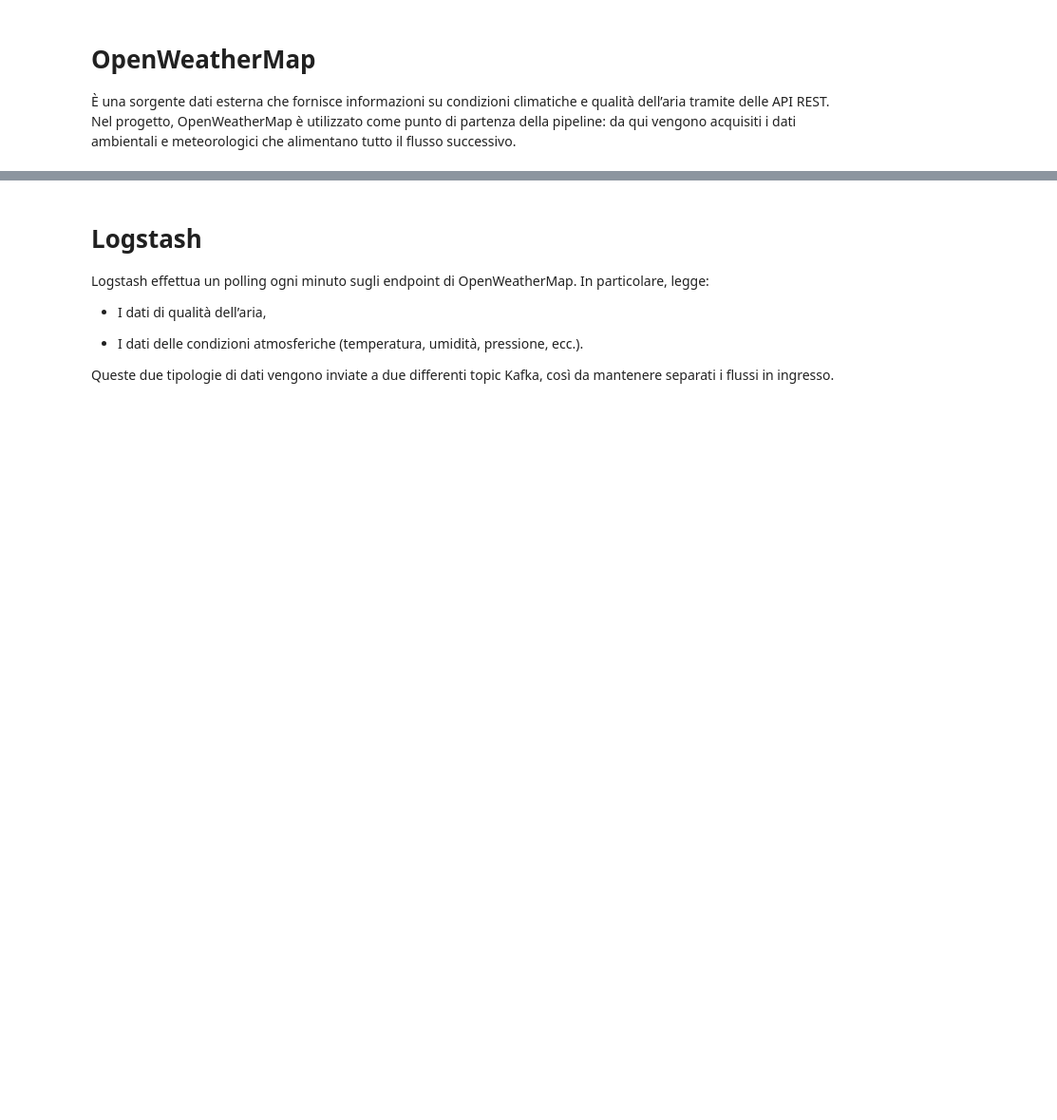
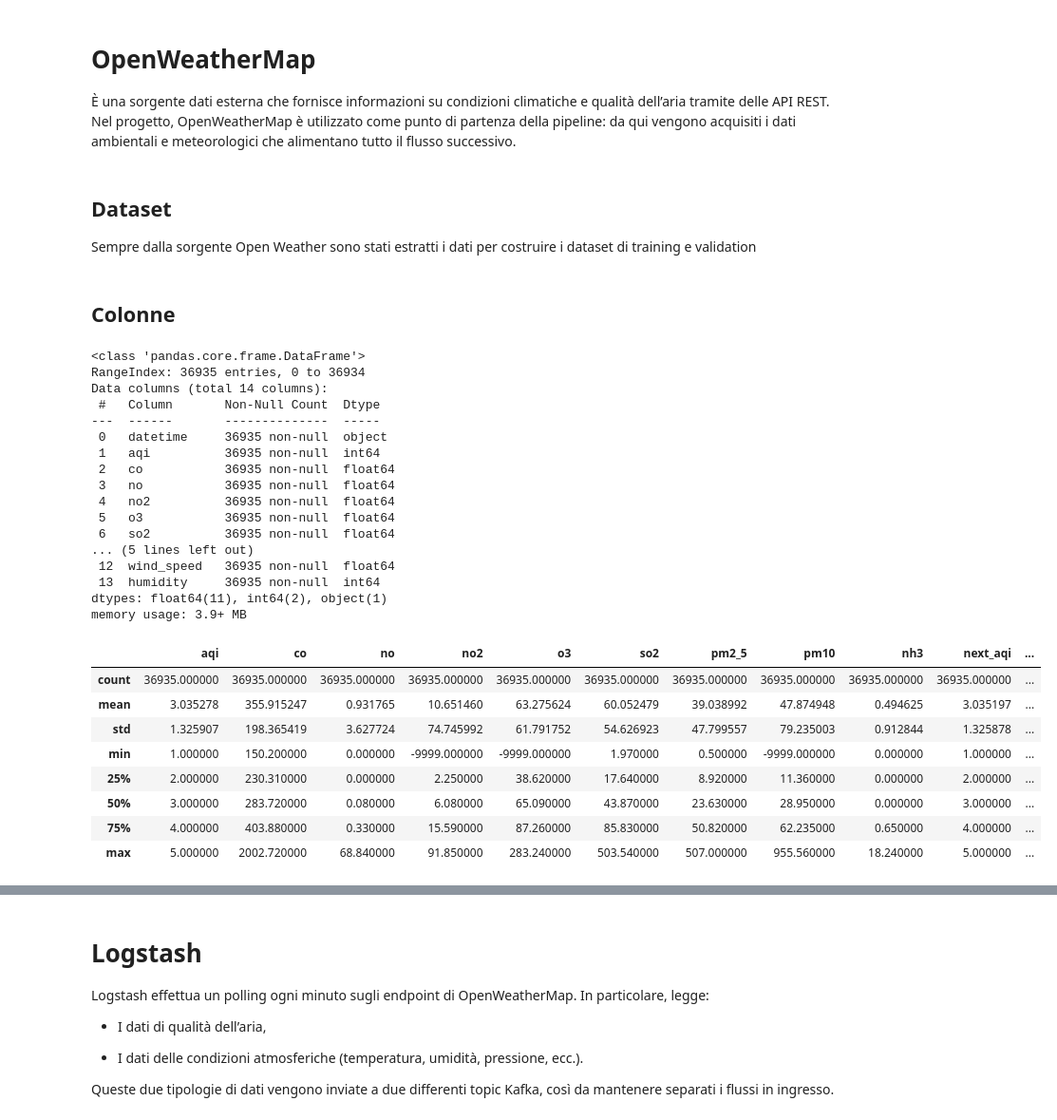
Before and after one commit to GiovanniTorrisi28/AirStream, a Jupyter notebook: presentazione.ipynb, the cells around one changed output, grey strips where cells are left out. Shown: that part at 95% size. Cells and saved outputs as stored; diff of their text form; code cells hidden in the pictures; blank space fills up the shorter version.

```diff
--- a/presentazione.ipynb
+++ b/presentazione.ipynb
@@ -21,3 +21,43 @@ La qualità dell'aria è rappresentata da un indice numerico intero (aqi) che va
 
 È una sorgente dati esterna che fornisce informazioni su condizioni climatiche e qualità dell’aria tramite delle API REST.
 Nel progetto, OpenWeatherMap è utilizzato come punto di partenza della pipeline: da qui vengono acquisiti i dati ambientali e meteorologici che alimentano tutto il flusso successivo.
+# %% [markdown]
+## Dataset
+
+Sempre dalla sorgente Open Weather sono stati estratti i dati per costruire i dataset di training e validation
+# %% [markdown]
+## Colonne
+# %%
+import pandas as pd
+
+df = pd.read_csv("./spark/workspace/dataset/dataset_training.csv", sep = ";")
+
+df.info()
+df.describe()
+# %% [output]
+<class 'pandas.core.frame.DataFrame'>
+RangeIndex: 36935 entries, 0 to 36934
+Data columns (total 14 columns):
+ #   Column       Non-Null Count  Dtype
+---  ------       --------------  -----
+ 0   datetime     36935 non-null  object
+ 1   aqi          36935 non-null  int64
+ 2   co           36935 non-null  float64
+ 3   no           36935 non-null  float64
+ 4   no2          36935 non-null  float64
+ 5   o3           36935 non-null  float64
+ 6   so2          36935 non-null  float64
+... (5 lines left out)
+ 12  wind_speed   36935 non-null  float64
+ 13  humidity     36935 non-null  int64
+dtypes: float64(11), int64(2), object(1)
+memory usage: 3.9+ MB
+|  | aqi | co | no | no2 | o3 | so2 | pm2_5 | pm10 | nh3 | next_aqi | ... |
+| count | 36935.000000 | 36935.000000 | 36935.000000 | 36935.000000 | 36935.000000 | 36935.000000 | 36935.000000 | 36935.000000 | 36935.000000 | 36935.000000 | ... |
+| mean | 3.035278 | 355.915247 | 0.931765 | 10.651460 | 63.275624 | 60.052479 | 39.038992 | 47.874948 | 0.494625 | 3.035197 | ... |
+| std | 1.325907 | 198.365419 | 3.627724 | 74.745992 | 61.791752 | 54.626923 | 47.799557 | 79.235003 | 0.912844 | 1.325878 | ... |
+| min | 1.000000 | 150.200000 | 0.000000 | -9999.000000 | -9999.000000 | 1.970000 | 0.500000 | -9999.000000 | 0.000000 | 1.000000 | ... |
+| 25% | 2.000000 | 230.310000 | 0.000000 | 2.250000 | 38.620000 | 17.640000 | 8.920000 | 11.360000 | 0.000000 | 2.000000 | ... |
+| 50% | 3.000000 | 283.720000 | 0.080000 | 6.080000 | 65.090000 | 43.870000 | 23.630000 | 28.950000 | 0.000000 | 3.000000 | ... |
+| 75% | 4.000000 | 403.880000 | 0.330000 | 15.590000 | 87.260000 | 85.830000 | 50.820000 | 62.235000 | 0.650000 | 4.000000 | ... |
+| max | 5.000000 | 2002.720000 | 68.840000 | 91.850000 | 283.240000 | 503.540000 | 507.000000 | 955.560000 | 18.240000 | 5.000000 | ... |
```
Also changed, not shown: parts of 4 cells of this notebook.
